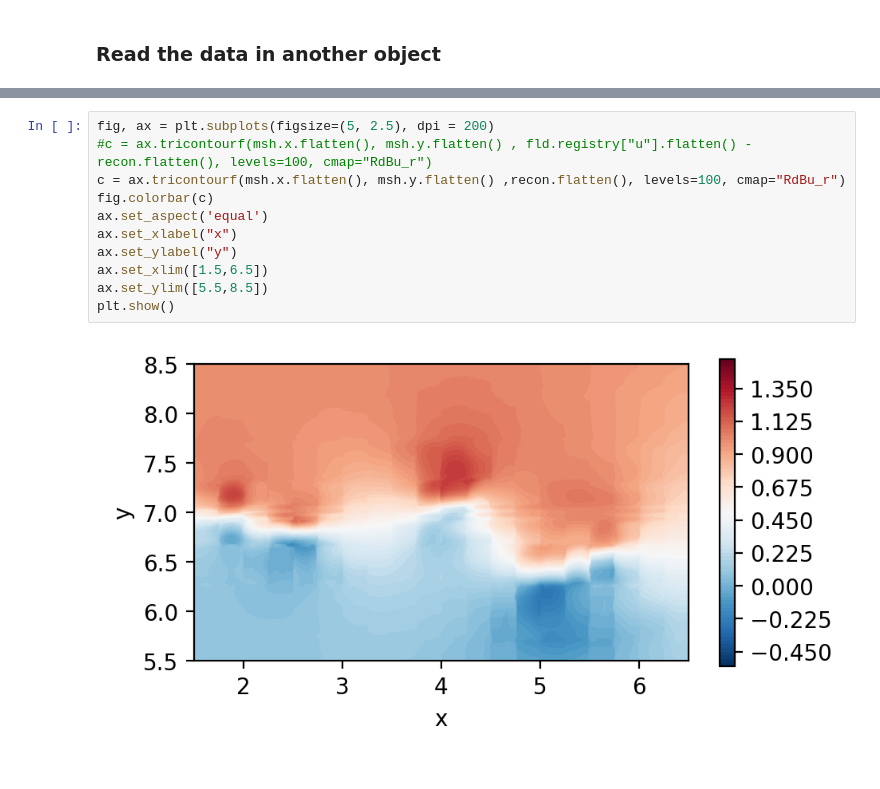
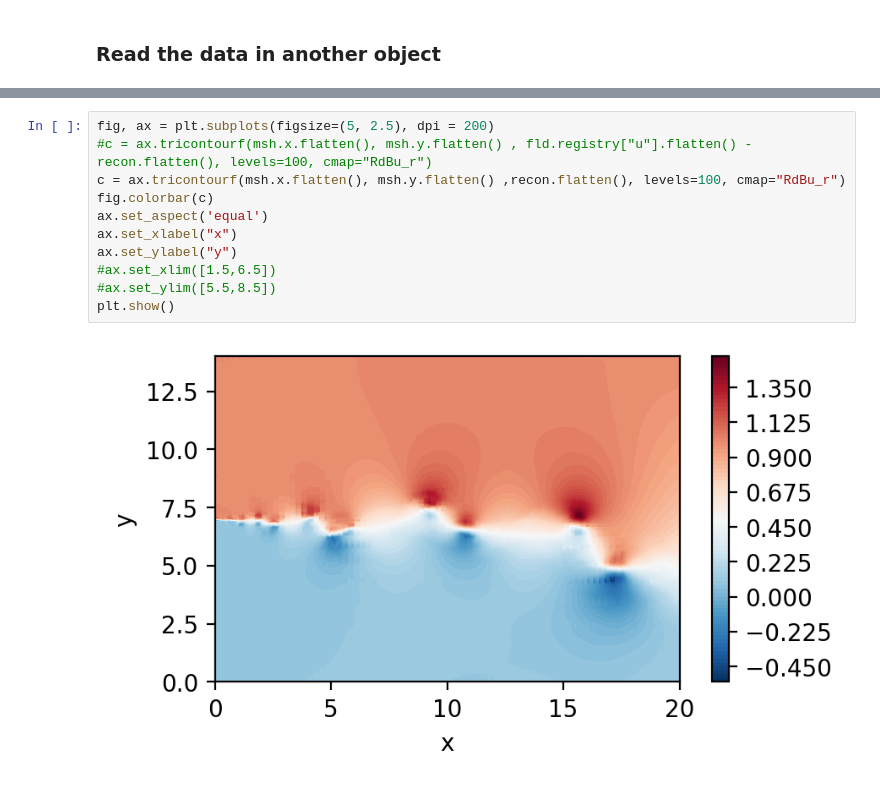
Before and after one commit to nchristensen/pySEMTools, a Jupyter notebook: examples/7-data_compression/1-Direct_sampling.ipynb, the cells around one changed output, grey strips where cells are left out. Drawn from its saved outputs; the diff is of its cells as text.

```diff
--- a/examples/7-data_compression/1-Direct_sampling.ipynb
+++ b/examples/7-data_compression/1-Direct_sampling.ipynb
@@ -256,16 +279,16 @@ plt.show()
 # %%
 fig, ax = plt.subplots(figsize=(5, 2.5), dpi = 200)
 #c = ax.tricontourf(msh.x.flatten(), msh.y.flatten() , fld.registry["u"].flatten() - recon.flatten(), levels=100, cmap="RdBu_r")
 c = ax.tricontourf(msh.x.flatten(), msh.y.flatten() ,recon.flatten(), levels=100, cmap="RdBu_r")
 fig.colorbar(c)
 ax.set_aspect('equal')
 ax.set_xlabel("x")
 ax.set_ylabel("y")
-ax.set_xlim([1.5,6.5])
-ax.set_ylim([5.5,8.5])
+#ax.set_xlim([1.5,6.5])
+#ax.set_ylim([5.5,8.5])
 plt.show()
 # %% [output]
-[figure, old version]
+[figure, new version]
 # %%
 print(np.mean(fld.registry["u"] - recon))
 print(np.max(abs(fld.registry["u"] - recon)))
```
Also changed, not shown: parts of 17 cells of this notebook, 1 other file.
